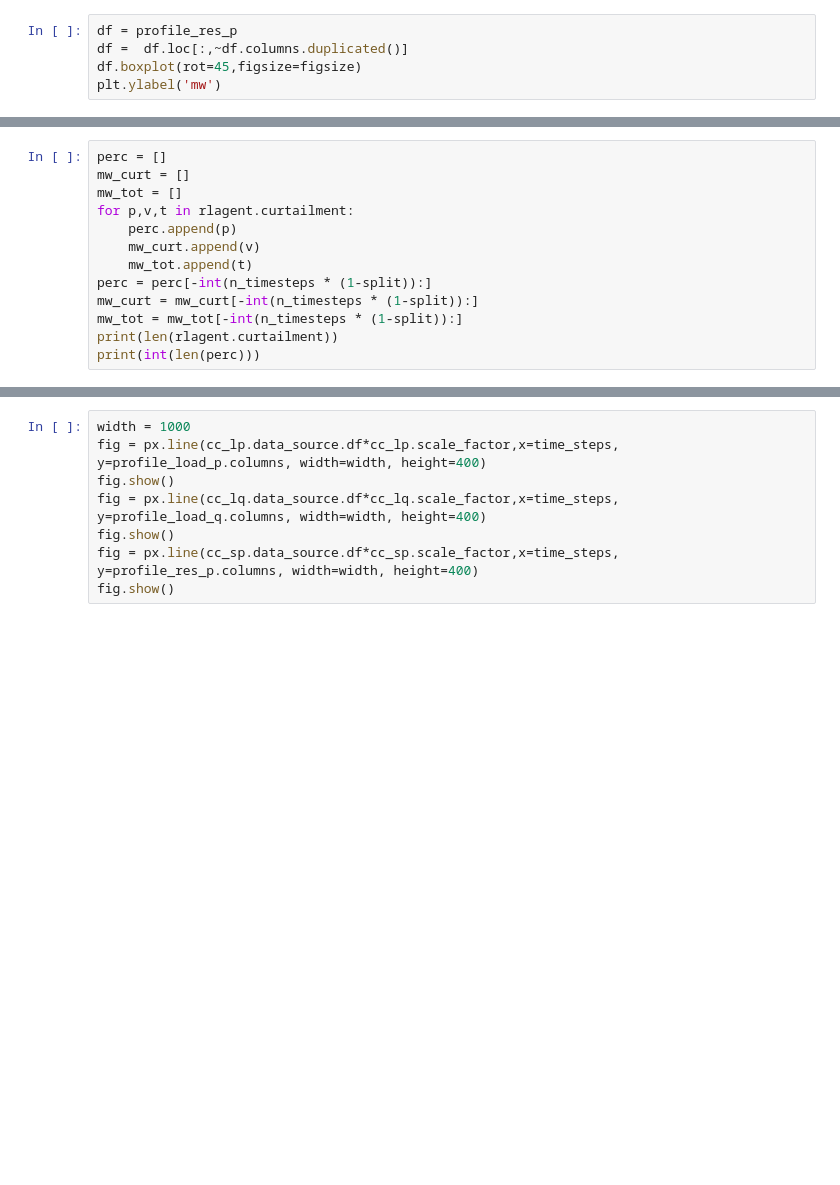
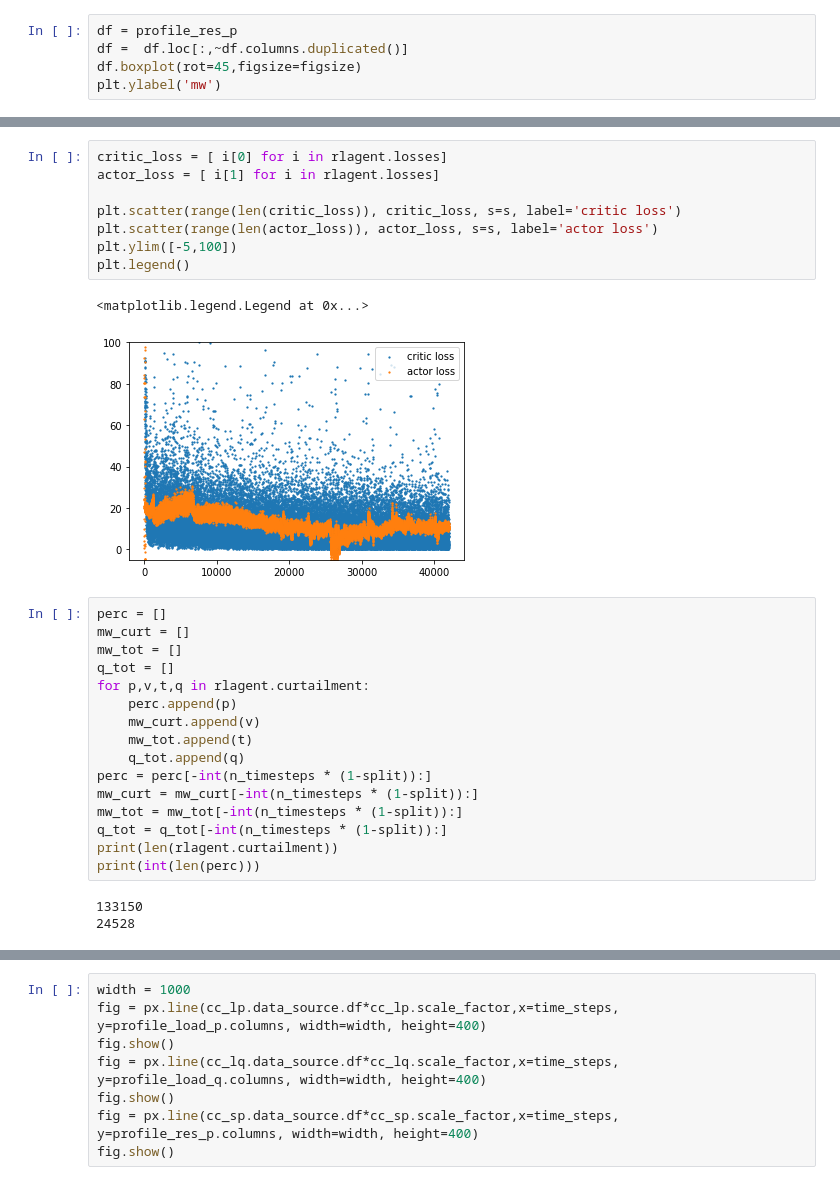
Before and after one commit to MauriVass/ThesisLiege, a Jupyter notebook: MV Oberrhein network.ipynb, the cells around one changed output, grey strips where cells are left out. Saved outputs shown, nothing was run; the diff lists cells and outputs as text; blank space fills up the shorter version.

```diff
--- a/MV Oberrhein network.ipynb
+++ b/MV Oberrhein network.ipynb
@@ -483,15 +665,32 @@ losses.rolling(4*24).mean().plot()
+# %%
+critic_loss = [ i[0] for i in rlagent.losses]
+actor_loss = [ i[1] for i in rlagent.losses]
+
+plt.scatter(range(len(critic_loss)), critic_loss, s=s, label='critic loss')
+plt.scatter(range(len(actor_loss)), actor_loss, s=s, label='actor loss')
+plt.ylim([-5,100])
+plt.legend()
+# %% [output]
+<matplotlib.legend.Legend at 0x...>
+[figure, added]
 # %%
 perc = []
 mw_curt = []
 mw_tot = []
-for p,v,t in rlagent.curtailment:
+q_tot = []
+for p,v,t,q in rlagent.curtailment:
 	perc.append(p)
 	mw_curt.append(v)
 	mw_tot.append(t)
+	q_tot.append(q)
 perc = perc[-int(n_timesteps * (1-split)):]
 mw_curt = mw_curt[-int(n_timesteps * (1-split)):]
 mw_tot = mw_tot[-int(n_timesteps * (1-split)):]
+q_tot = q_tot[-int(n_timesteps * (1-split)):]
 print(len(rlagent.curtailment))
 print(int(len(perc)))
+# %% [output]
+133150
+24528
 # %%
 plt.scatter(range(len(perc)),perc,s=1)
```
Also changed, not shown: parts of 33 cells of this notebook, 28 other files.
